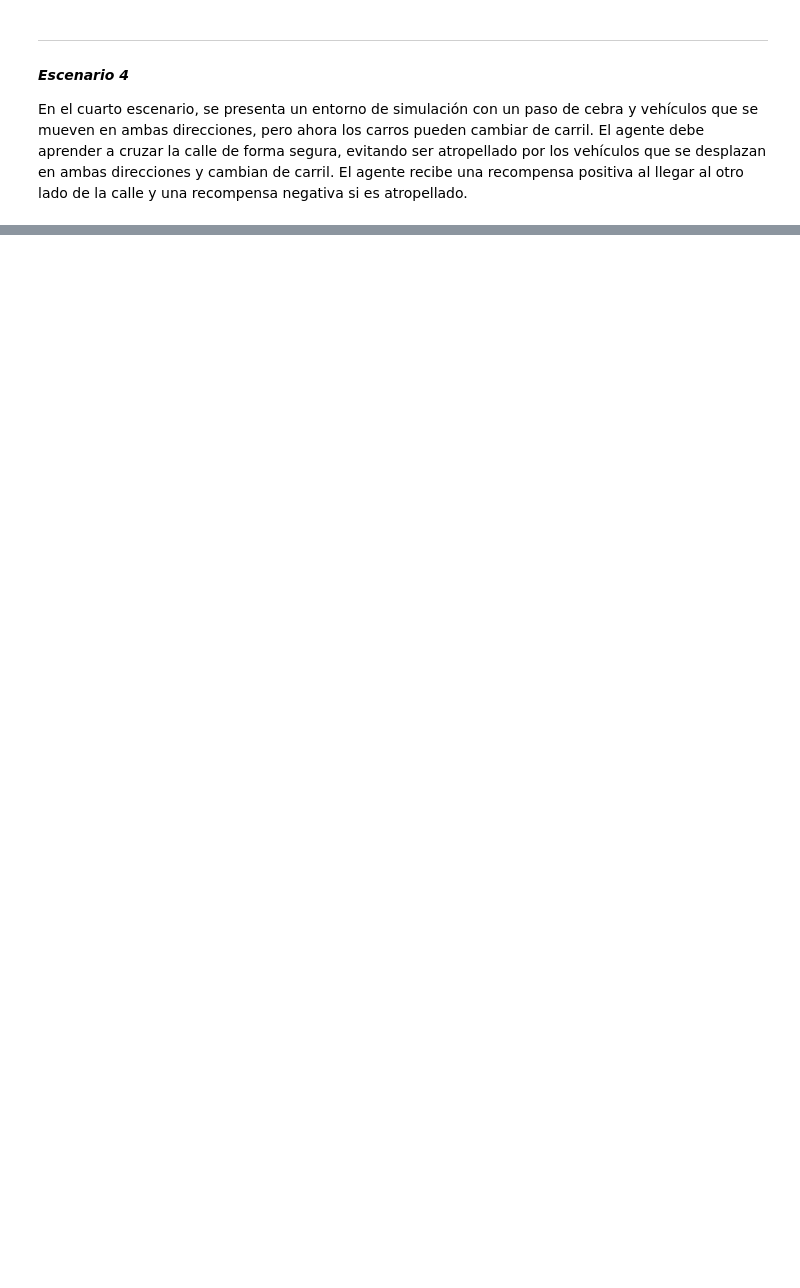
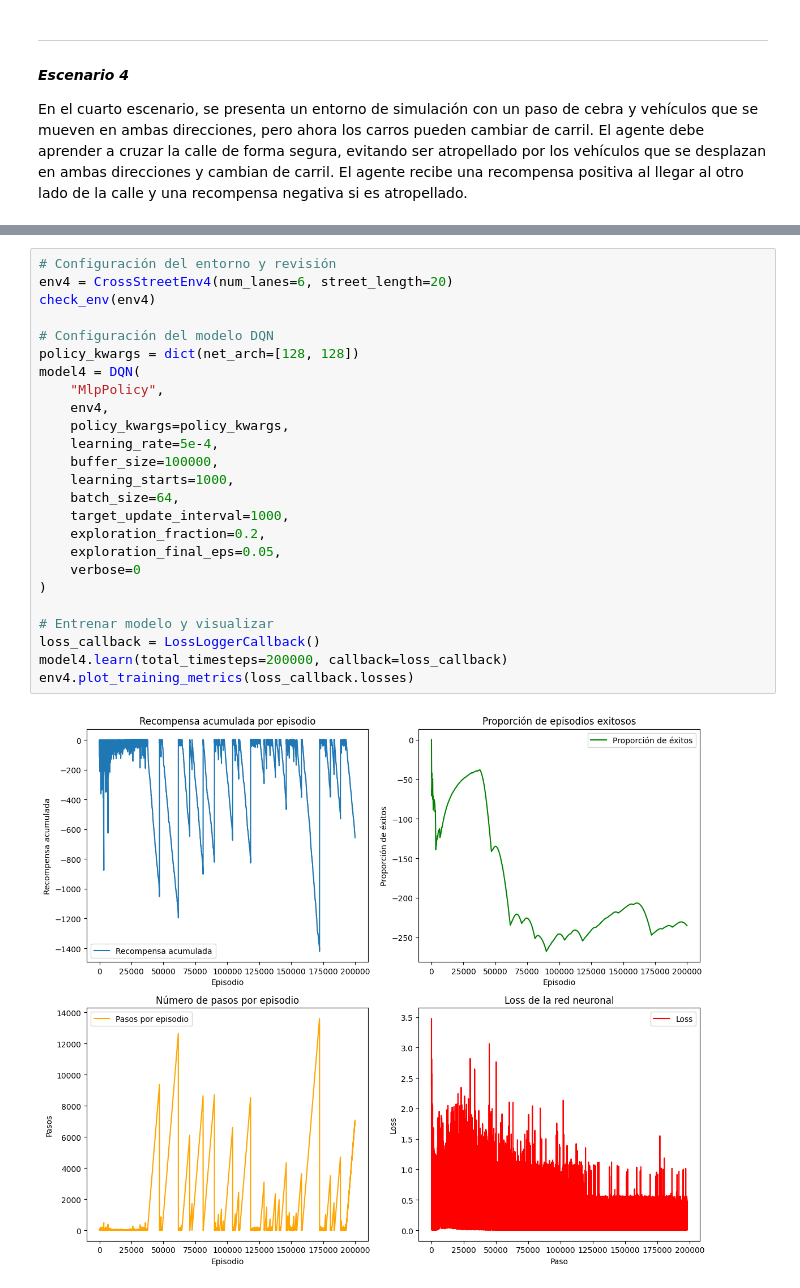
Before and after one commit to stefanoaragoni/RL-ProyectoFinal, a Jupyter notebook: proyecto.ipynb, the cells around one changed output, grey strips where cells are left out. Drawn from its saved outputs; the diff is of its cells as text; blank space fills up the shorter version.

```diff
--- a/proyecto.ipynb
+++ b/proyecto.ipynb
@@ -859,0 +1070,27 @@ En el cuarto escenario, se presenta un entorno de simulación con un paso de ceb
+# %%
+# Configuración del entorno y revisión
+env4 = CrossStreetEnv4(num_lanes=6, street_length=20)
+check_env(env4)
+
+# Configuración del modelo DQN
+policy_kwargs = dict(net_arch=[128, 128])
+model4 = DQN(
+    "MlpPolicy",
+    env4,
+    policy_kwargs=policy_kwargs,
+    learning_rate=5e-4,
+    buffer_size=100000,
+    learning_starts=1000,
+    batch_size=64,
+    target_update_interval=1000,
+    exploration_fraction=0.2,
+    exploration_final_eps=0.05,
+    verbose=0
+)
+
+# Entrenar modelo y visualizar
+loss_callback = LossLoggerCallback()
+model4.learn(total_timesteps=200000, callback=loss_callback)
+env4.plot_training_metrics(loss_callback.losses)
+# %% [output]
+[figure, added]
```
Also changed, not shown: parts of 8 cells of this notebook.
